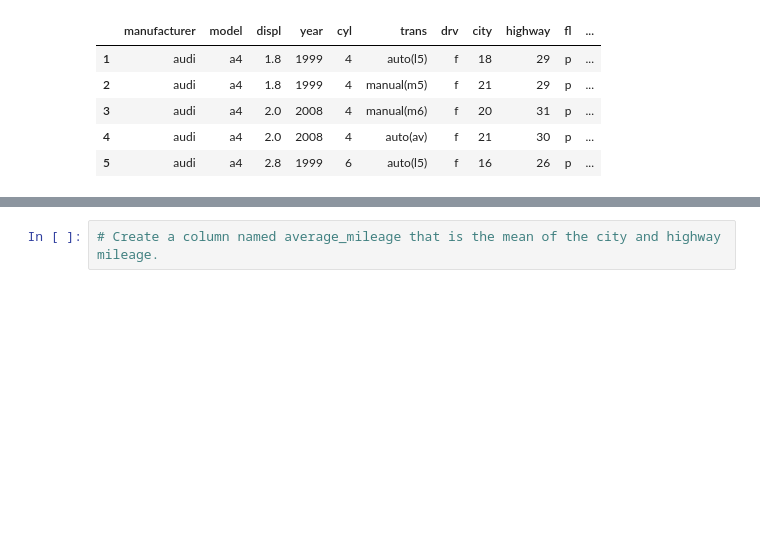
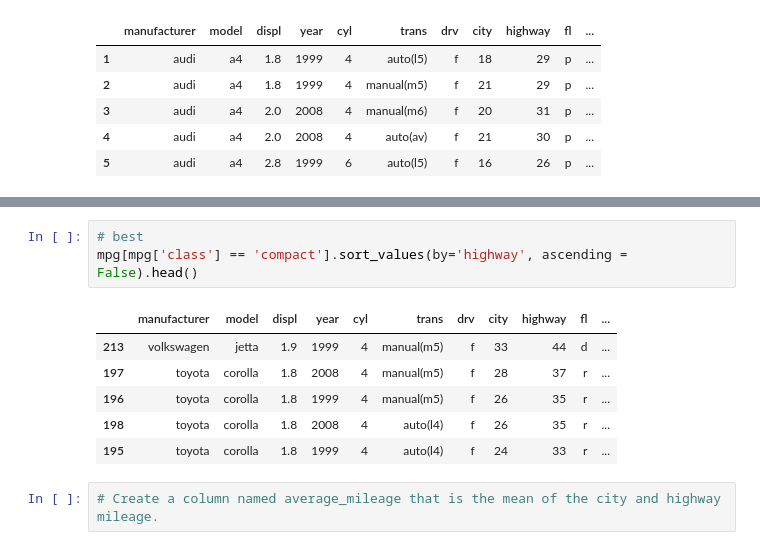
Before and after one commit to Chenchen070/numpy-pandas-visualization-exercises, a Jupyter notebook: dataframes.ipynb, the cells around one changed output, grey strips where cells are left out. Drawn from its saved outputs; the diff is of its cells as text; blank space fills up the shorter version.

```diff
--- a/dataframes.ipynb
+++ b/dataframes.ipynb
@@ -299,3 +317,13 @@ mpg_compact.sort_values(by = 'highway').head(1)
+# %%
+# best
+mpg[mpg['class'] == 'compact'].sort_values(by='highway', ascending = False).head()
+# %% [output]
+|  | manufacturer | model | displ | year | cyl | trans | drv | city | highway | fl | ... |
+| 213 | volkswagen | jetta | 1.9 | 1999 | 4 | manual(m5) | f | 33 | 44 | d | ... |
+| 197 | toyota | corolla | 1.8 | 2008 | 4 | manual(m5) | f | 28 | 37 | r | ... |
+| 196 | toyota | corolla | 1.8 | 1999 | 4 | manual(m5) | f | 26 | 35 | r | ... |
+| 198 | toyota | corolla | 1.8 | 2008 | 4 | auto(l4) | f | 26 | 35 | r | ... |
+| 195 | toyota | corolla | 1.8 | 1999 | 4 | auto(l4) | f | 24 | 33 | r | ... |
 # %%
 # Create a column named average_mileage that is the mean of the city and highway mileage.
 # %%
```
Also changed, not shown: parts of 12 cells of this notebook.
